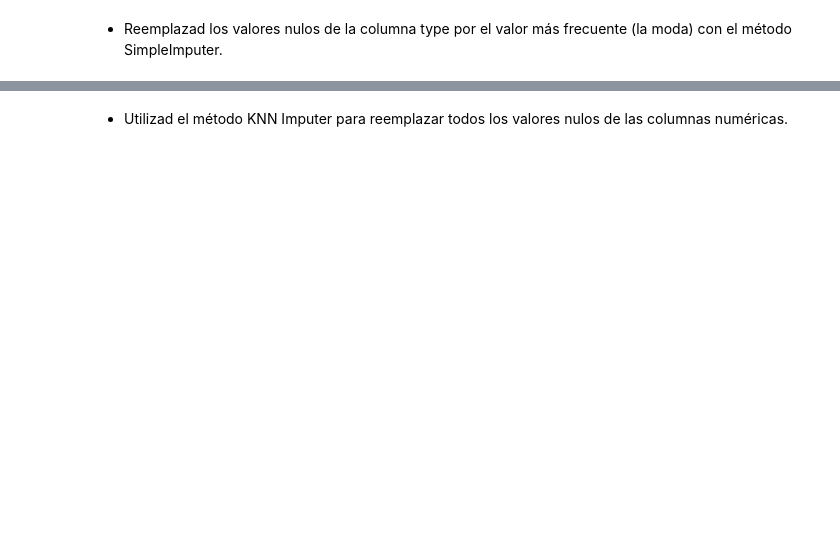
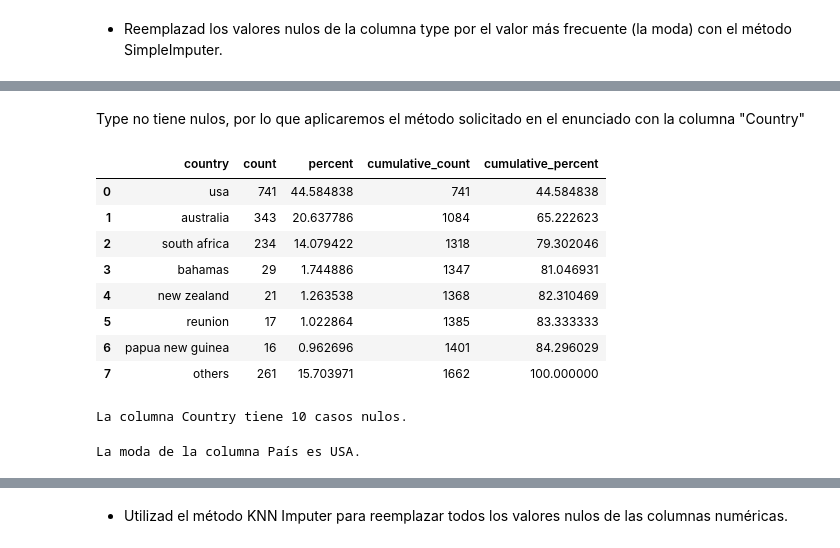
Before and after one commit to Adalab/DA-promo-c-modulo-2-sprint-2-Gadea-Laura, a Jupyter notebook: Limpieza/Limpieza-5-Sklearn.ipynb, the cells around one changed output, grey strips where cells are left out. Drawn from its saved outputs; the diff is of its cells as text; code cells hidden in the pictures; blank space fills up the shorter version.

```diff
--- a/Limpieza/Limpieza-5-Sklearn.ipynb
+++ b/Limpieza/Limpieza-5-Sklearn.ipynb
@@ -78,0 +133,3 @@ df.stb.missing()
+# %%
+#asignamos el valor constante por el que queremos reemplazar los nulos. En este caso, la moda.
+imputer_mode = SimpleImputer(strategy='most_frequent', missing_values=np.nan)
@@ -78,0 +141,4 @@ df.stb.missing()
+# %%
+#aplicamos la instancia y transformamos sobre la variable categórica sex en un array:
+imputer_mode.fit(df[["sex"]])
+imputer_mode.transform(df[["sex"]])
@@ -78,0 +153,4 @@ df.stb.missing()
+# %%
+#lo pasamos a DataFrame
+df_sex = pd.DataFrame(imputer_mode.transform(df[["sex"]]), columns = ["Sexo"])
+df_sex.head()
@@ -78,0 +172,4 @@ df.stb.missing()
+# %%
+#reemplazamos los valores:
+df['sex'].replace(df['sex'].values, df_sex['Sexo'].values, inplace=True)
+df['sex'].value_counts(dropna=False)
@@ -82,0 +208,20 @@ La columna type no tiene valores nulos.
+# %% [markdown]
+Type no tiene nulos, por lo que aplicaremos el método solicitado en el enunciado con la columna "Country"
+# %%
+#extraemos las frecuencias con el parámetro thresh ya que son demasiados países con muy pocos ataques:
+df.stb.freq(['country'], thresh=85)
+# %% [output]
+|  | country | count | percent | cumulative_count | cumulative_percent |
+| 0 | usa | 741 | 44.584838 | 741 | 44.584838 |
+| 1 | australia | 343 | 20.637786 | 1084 | 65.222623 |
+| 2 | south africa | 234 | 14.079422 | 1318 | 79.302046 |
+| 3 | bahamas | 29 | 1.744886 | 1347 | 81.046931 |
+| 4 | new zealand | 21 | 1.263538 | 1368 | 82.310469 |
+| 5 | reunion | 17 | 1.022864 | 1385 | 83.333333 |
+| 6 | papua new guinea | 16 | 0.962696 | 1401 | 84.296029 |
+| 7 | others | 261 | 15.703971 | 1662 | 100.000000 |
+# %%
+#extraemos el número de nulos que tiene la columna:
+print(f'La columna Country tiene {df["country"].isnull().sum()} casos nulos.')
+# %% [output]
+La columna Country tiene 10 casos nulos.
@@ -82,0 +231,5 @@ La columna type no tiene valores nulos.
+# %%
+#Calculamos cuál es la moda de nuestra columna para comprobar que el reemplazo ha funcionado cuando lo apliquemos:
+print(f'La moda de la columna País es {(df["country"].mode()[0]).upper()}.')
+# %% [output]
+La moda de la columna País es USA.
```
Also changed, not shown: parts of 60 cells of this notebook.
